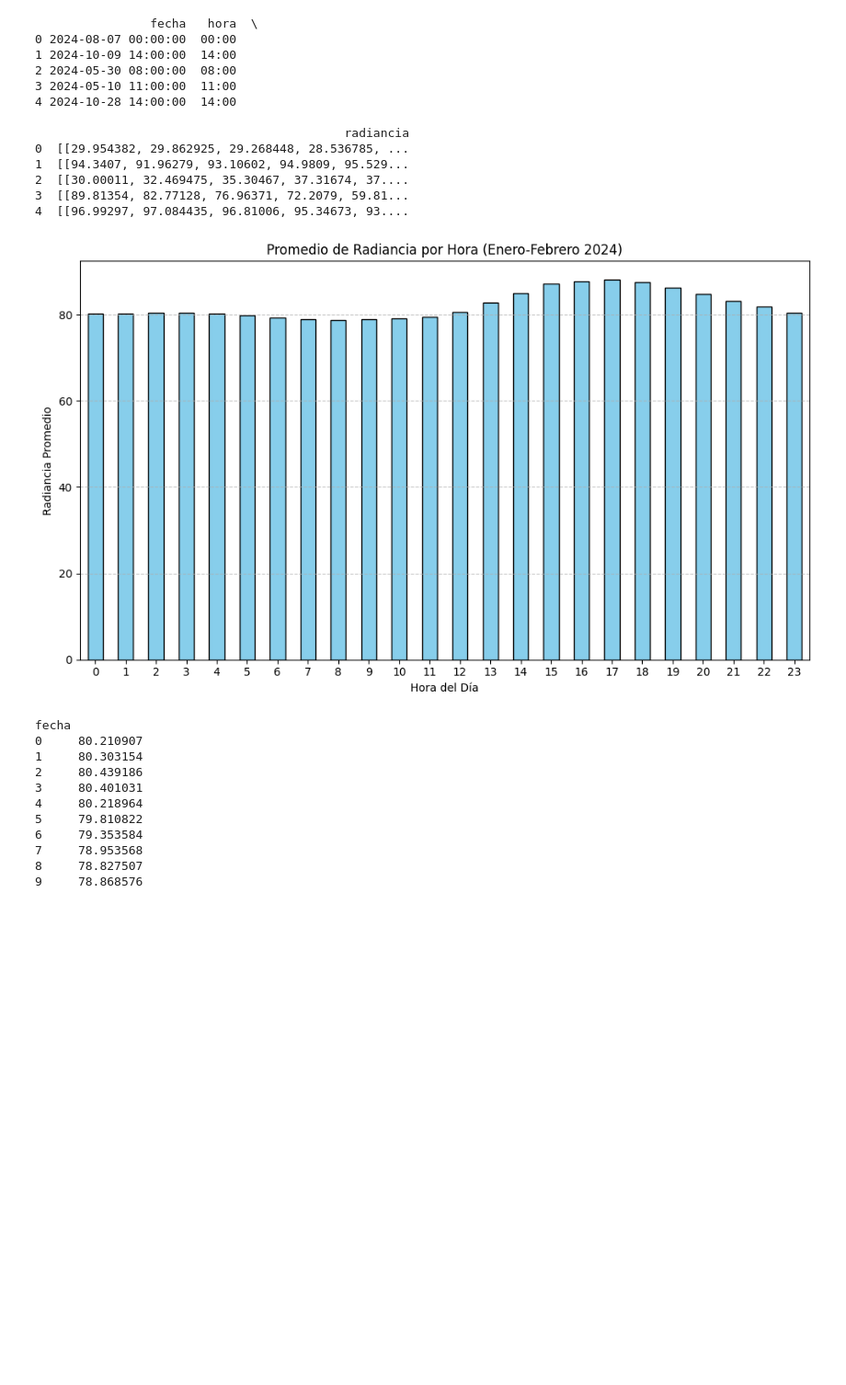
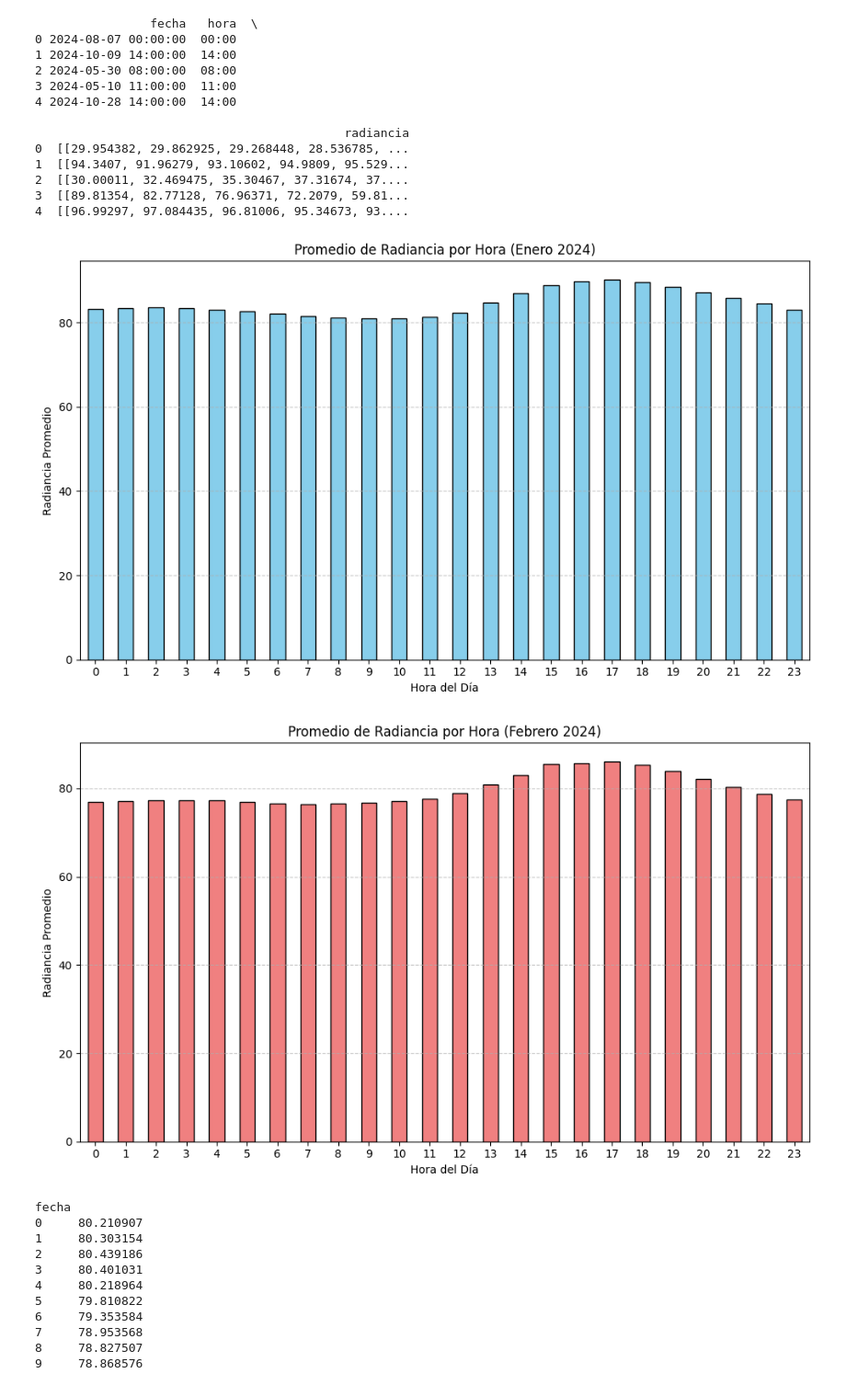
Before and after one commit to alwos19/monografia_esp_cd, a Jupyter notebook: G02.ipynb, the cells around one changed output. Shown at 92% size. Drawn from its saved outputs; the diff is of its cells as text; code cells hidden in the pictures; blank space fills up the shorter version.

```diff
--- a/G02.ipynb
+++ b/G02.ipynb
@@ -80,26 +80,42 @@ print(df_imagenes.head())
 3  [[89.81354, 82.77128, 76.96371, 72.2079, 59.81...
 4  [[96.99297, 97.084435, 96.81006, 95.34673, 93....
 # %%
-# Filtrar las fechas entre 2024-01-01 y 2024-02-28
-fecha_inicio = pd.Timestamp('2024-01-01')
-fecha_fin = pd.Timestamp('2024-02-28')
-df_filtrado = df_imagenes[(df_imagenes['fecha'] >= fecha_inicio) & (df_imagenes['fecha'] <= fecha_fin)]
+# Filtrar las fechas para enero
+df_enero = df_imagenes[df_imagenes['fecha'].dt.month == 1]
 
-# Calcular el promedio de radiancia por hora
-promedio_por_hora = df_filtrado.groupby(df_filtrado['fecha'].dt.hour)['radiancia_promedio'].mean()
+# Calcular el promedio de radiancia por hora para enero
+promedio_enero = df_enero.groupby(df_enero['fecha'].dt.hour)['radiancia_promedio'].mean()
 
-# Graficar el promedio de radiancia por hora
+# Graficar el promedio de radiancia por hora para enero
 plt.figure(figsize=(10, 6))
-promedio_por_hora.plot(kind='bar', color='skyblue', edgecolor='black')
-plt.title("Promedio de Radiancia por Hora (Enero-Febrero 2024)")
+promedio_enero.plot(kind='bar', color='skyblue', edgecolor='black')
+plt.title("Promedio de Radiancia por Hora (Enero 2024)")
 plt.xlabel("Hora del Día")
 plt.ylabel("Radiancia Promedio")
 plt.xticks(rotation=0)
 plt.grid(axis='y', linestyle='--', alpha=0.7)
 plt.tight_layout()
 plt.show()
+
+# Filtrar las fechas para febrero
+df_febrero = df_imagenes[df_imagenes['fecha'].dt.month == 2]
+
+# Calcular el promedio de radiancia por hora para febrero
+promedio_febrero = df_febrero.groupby(df_febrero['fecha'].dt.hour)['radiancia_promedio'].mean()
+
+# Graficar el promedio de radiancia por hora para febrero
+plt.figure(figsize=(10, 6))
+promedio_febrero.plot(kind='bar', color='lightcoral', edgecolor='black')
+plt.title("Promedio de Radiancia por Hora (Febrero 2024)")
+plt.xlabel("Hora del Día")
+plt.ylabel("Radiancia Promedio")
+plt.xticks(rotation=0)
+plt.grid(axis='y', linestyle='--', alpha=0.7)
+plt.tight_layout()
+plt.show()
 # %% [output]
-[figure, old version]
+[figure, new version]
+[figure, added]
 # %%
 # Filtrar las fechas entre 2024-01-01 y 2024-02-28
 fecha_inicio = pd.Timestamp('2024-01-01')
```
